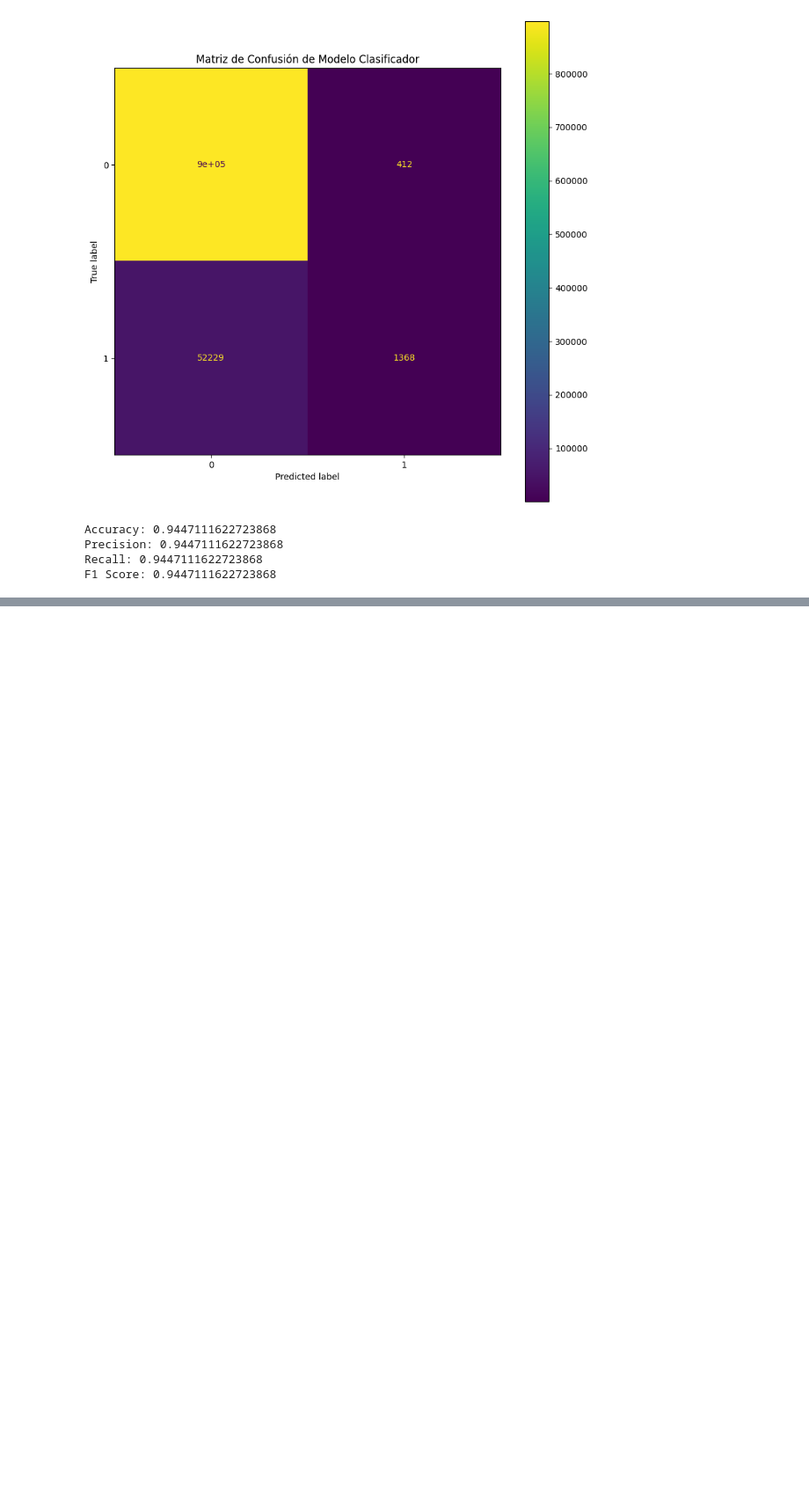
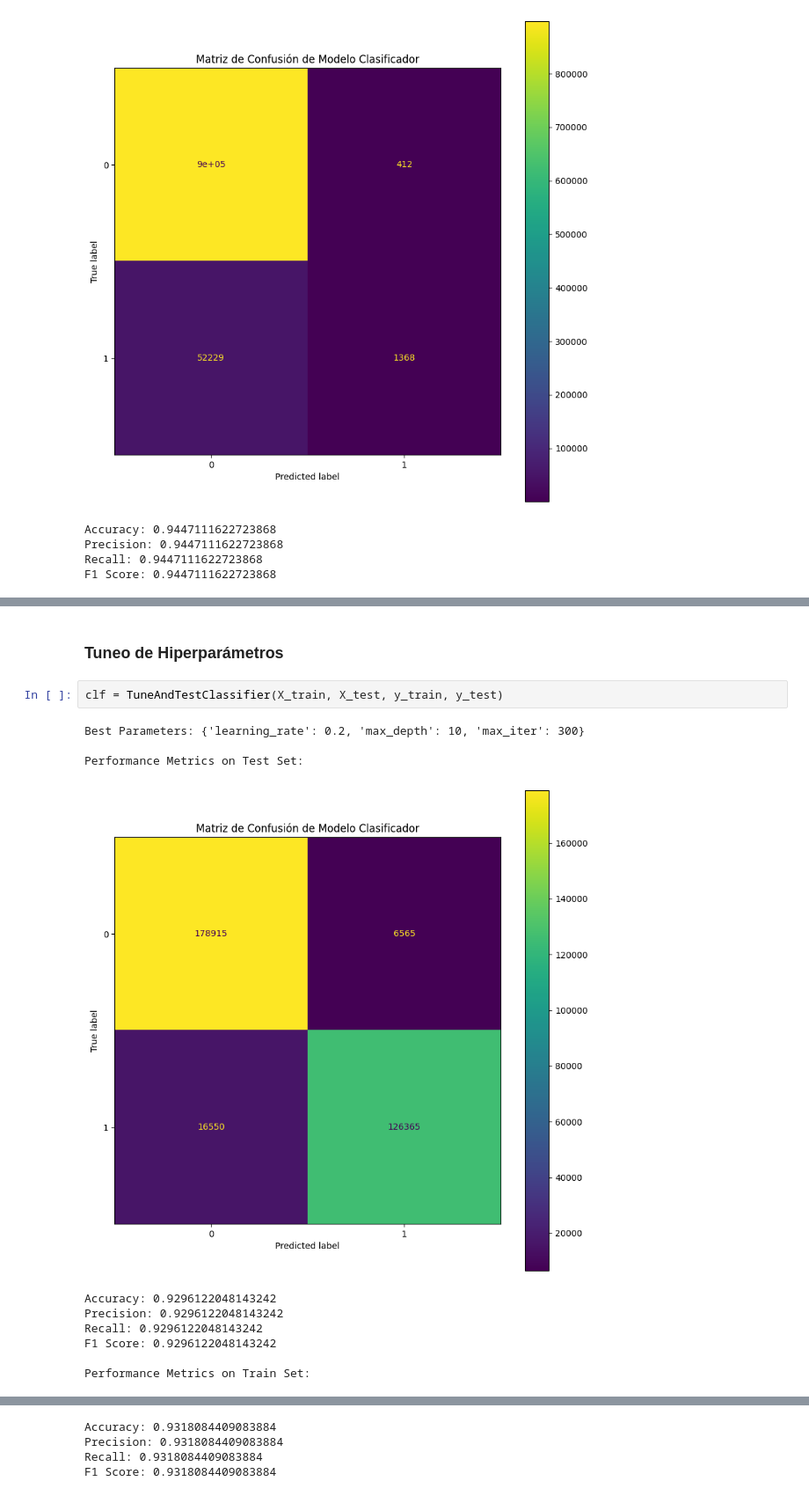
Before and after one commit to Andrea-gt/ml-los-guatemala, a Jupyter notebook: GradientBoost/ClassificationModels.ipynb, the cells around one changed output, grey strips where cells are left out. Shown at 88% size. Cells and saved outputs as stored; diff of their text form; blank space fills up the shorter version.

```diff
--- a/GradientBoost/ClassificationModels.ipynb
+++ b/GradientBoost/ClassificationModels.ipynb
@@ -274,0 +358,15 @@ F1 Score: 0.9447111622723868
+# %% [markdown]
+### Tuneo de Hiperparámetros
+# %%
+clf = TuneAndTestClassifier(X_train, X_test, y_train, y_test)
+# %% [output]
+Best Parameters: {'learning_rate': 0.2, 'max_depth': 10, 'max_iter': 300}
+
+Performance Metrics on Test Set:
+[figure, added]
+Accuracy: 0.9296122048143242
+Precision: 0.9296122048143242
+Recall: 0.9296122048143242
+F1 Score: 0.9296122048143242
+
+Performance Metrics on Train Set:
@@ -274,0 +374,4 @@ F1 Score: 0.9447111622723868
+Accuracy: 0.9318084409083884
+Precision: 0.9318084409083884
+Recall: 0.9318084409083884
+F1 Score: 0.9318084409083884
```
Also changed, not shown: parts of 17 cells of this notebook, 1 other file.
